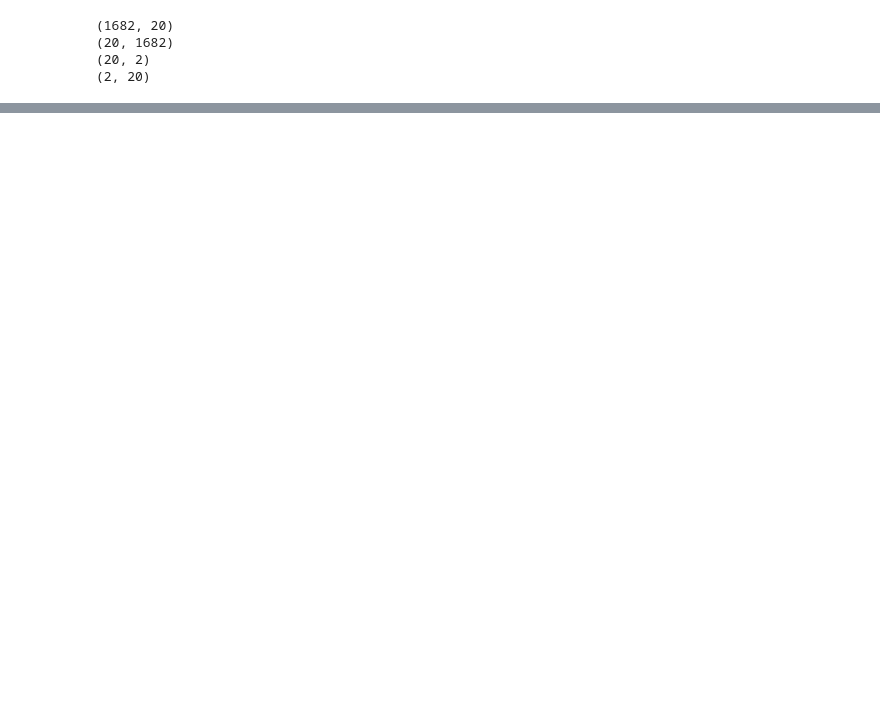
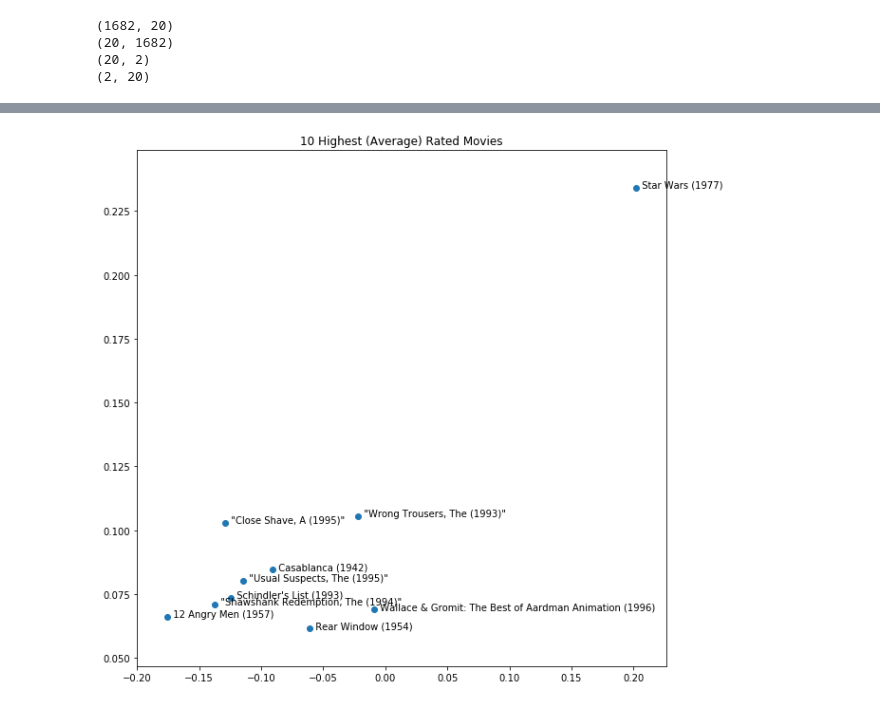
Before and after one commit to jwcomo66/miniproject2, a Jupyter notebook: off_the_shelf.ipynb, the cells around one changed output, grey strips where cells are left out. Drawn from its saved outputs; the diff is of its cells as text; code cells hidden in the pictures; blank space fills up the shorter version.

```diff
--- a/off_the_shelf.ipynb
+++ b/off_the_shelf.ipynb
@@ -193,0 +290,81 @@ U_s = np.dot(A_12, U)
+# %%
+# all ratings of ten best movies with highest average ratings
+av = {}
+for i in range(len(ratings)):
+    name = ratings[i][1]
+    if name in av.keys():
+        #if the movie already in dictionary
+        av[name].append(ratings[i][2])
+
+    else:
+        av[name] = [ratings[i][2]]
+
+for movie in av.keys():
+    #print(str(movie), " ", str(np.mean(av[movie])))
+    av[movie] = np.mean(av[movie])
+
+av_movie_ratings = []
+for movie_id in av.keys():
+    av_movie_ratings.append([movie_id, av[movie_id]])
+
+av_movie_ratings = np.asarray(av_movie_ratings)
+
+av_ratings = av_movie_ratings[av_movie_ratings[:,1].argsort()]
+av_ratings = av_ratings.tolist()
+
+#get the top 10 with at leat 30 ratings
+for i in range(len(av_ratings)):
+    id1 = int(av_ratings[i][0])
+    #counts is the (id, # of ratings list)
+    for j in range(len(counts)):
+        id2 = int(counts[j][0])
+        if id1 == id2:
+            av_ratings[i].append(counts[j][1])
+            break
+
+av_ratings = (np.asarray(av_ratings))
+#noa av_ratings has the counts for that movies as the third column
+
+popular2 = []
+j = 1681
+while len(popular2) < 10:
+    if av_ratings[j][2] >= 30:
+        popular2.append([av_ratings[j][0], av_ratings[j][1]])
+    j -= 1;
+
+popular2 = np.asarray(popular2)
+#print(popular2)
+
+movie_ids = np.transpose(popular2[:,0]).astype(int)
+#print(movie_ids)
+
+pop_best = np.zeros([2, 10])
+for i in range(2):
+    for j in range(10):
+        pop_best[i][j] = V_s[i][int(popular2[j][0]-1)]
+
+from sklearn.preprocessing import normalize
+# norm = np.zeros([2, 10])
+# for i in range(2):
+#     for j in range(10):
+#         norm[i][j] = pop_best[i][j]/np.linalg.norm(pop_best)
+
+
+#print(np.abs(pop_best[0]))
+fig, ax = plt.subplots()
+plt.scatter(pop_best[0], pop_best[1])
+plt.title("10 Highest (Average) Rated Movies")
+
+for i, movie_id in enumerate(movie_ids):
+    title = str(titles[int(movie_id) - 1][1])
+    #print(title)
+    ax.annotate("  " + title, (pop_best[0][i], pop_best[1][i]))
+
+plt.show()
+
+plt.scatter(V_s[0], V_s[1])
+plt.scatter(pop_best[0], pop_best[1], color = "red")
+plt.title("Relative Positions Amongst all Movies")
+plt.show()
+# %% [output]
+[figure, added]
```
Also changed, not shown: parts of 17 cells of this notebook.
